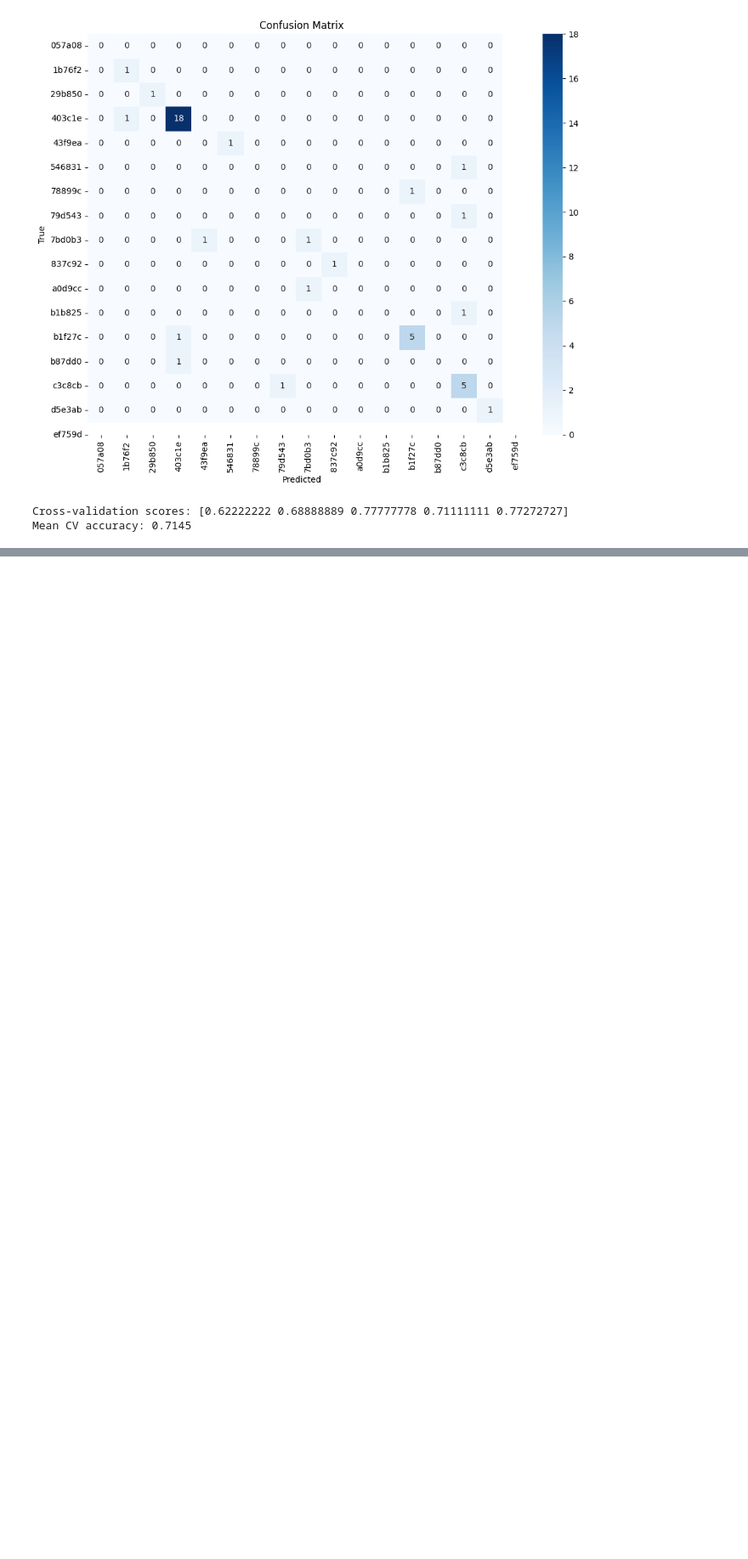
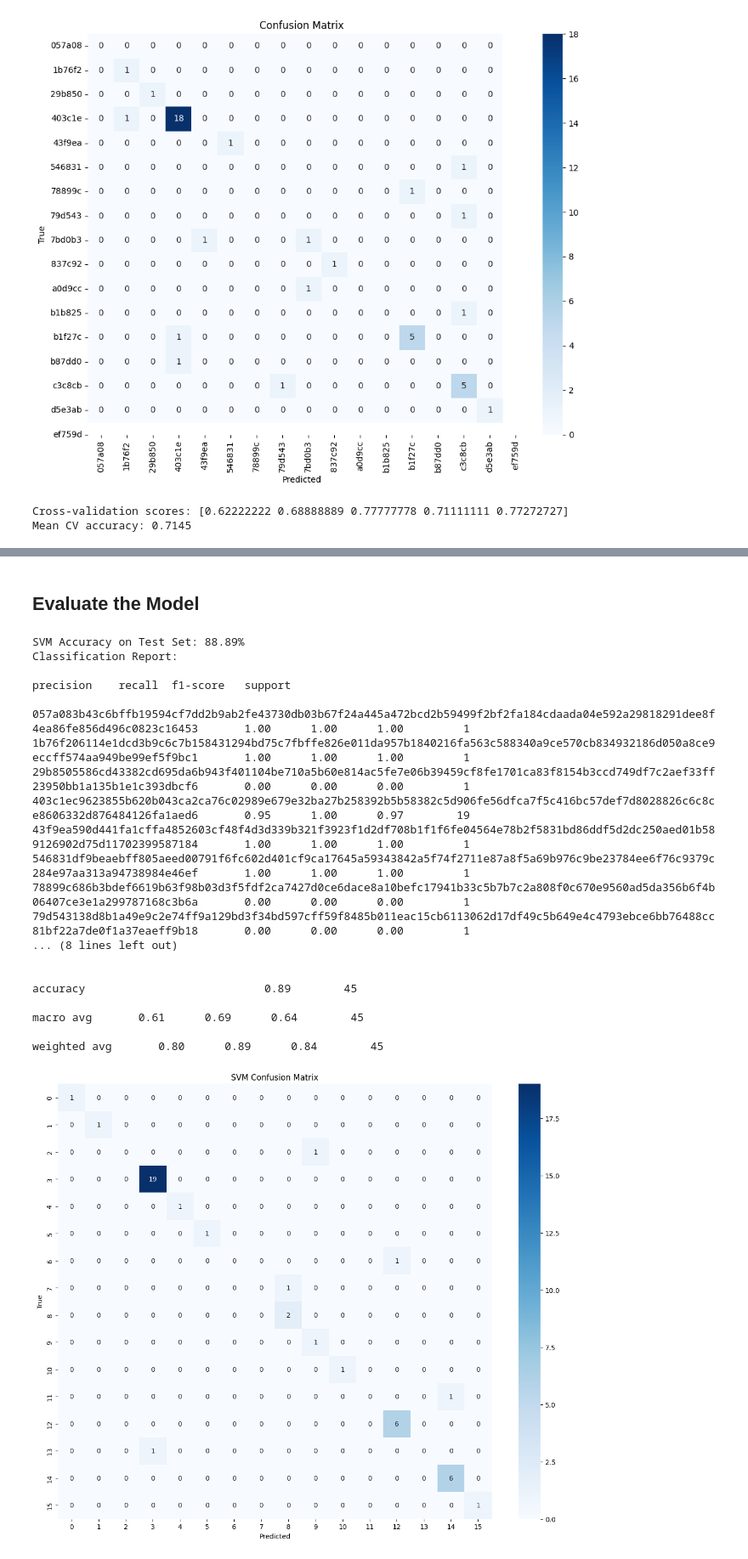
Before and after one commit to ahmedbashir10/VoiceScope, a Jupyter notebook: notebooks/project.ipynb, the cells around one changed output, grey strips where cells are left out. Shown at 85% size. Saved outputs shown, nothing was run; the diff lists cells and outputs as text; code cells hidden in the pictures; blank space fills up the shorter version.

```diff
--- a/notebooks/project.ipynb
+++ b/notebooks/project.ipynb
@@ -489,0 +731,48 @@ Mean CV accuracy: 0.7145
+# %% [markdown]
+## Evaluate the Model
+# %%
+from sklearn.metrics import accuracy_score, classification_report, confusion_matrix
+import matplotlib.pyplot as plt
+import seaborn as sns
+
+# Predict on the test set
+y_pred = svm_clf.predict(X_test_scaled)
+
+# Accuracy
+accuracy = accuracy_score(y_test, y_pred)
+print(f"SVM Accuracy on Test Set: {accuracy:.2%}")
+
+# Classification Report
+report = classification_report(y_test, y_pred)
+print("Classification Report:\n", report)
+
+# Confusion Matrix
+cm = confusion_matrix(y_test, y_pred)
+
+plt.figure(figsize=(12, 10))
+sns.heatmap(cm, annot=True, fmt="d", cmap="Blues")
+plt.title("SVM Confusion Matrix")
+plt.xlabel("Predicted")
+plt.ylabel("True")
+plt.tight_layout()
+plt.savefig("../models/svm_confusion_matrix.png")
+plt.show()
+# %% [output]
+SVM Accuracy on Test Set: 88.89%
+Classification Report:
+                                                                                                                                   precision    recall  f1-score   support
+
+057a083b43c6bffb19594cf7dd2b9ab2fe43730db03b67f24a445a472bcd2b59499f2bf2fa184cdaada04e592a29818291dee8f4ea86fe856d496c0823c16453       1.00      1.00      1.00         1
+1b76f206114e1dcd3b9c6c7b158431294bd75c7fbffe826e011da957b1840216fa563c588340a9ce570cb834932186d050a8ce9eccff574aa949be99ef5f9bc1       1.00      1.00      1.00         1
+29b8505586cd43382cd695da6b943f401104be710a5b60e814ac5fe7e06b39459cf8fe1701ca83f8154b3ccd749df7c2aef33ff23950bb1a135b1e1c393dbcf6       0.00      0.00      0.00         1
+403c1ec9623855b620b043ca2ca76c02989e679e32ba27b258392b5b58382c5d906fe56dfca7f5c416bc57def7d8028826c6c8ce8606332d876484126fa1aed6       0.95      1.00      0.97        19
+43f9ea590d441fa1cffa4852603cf48f4d3d339b321f3923f1d2df708b1f1f6fe04564e78b2f5831bd86ddf5d2dc250aed01b589126902d75d11702399587184       1.00      1.00      1.00         1
+546831df9beaebff805aeed00791f6fc602d401cf9ca17645a59343842a5f74f2711e87a8f5a69b976c9be23784ee6f76c9379c284e97aa313a94738984e46ef       1.00      1.00      1.00         1
+78899c686b3bdef6619b63f98b03d3f5fdf2ca7427d0ce6dace8a10befc17941b33c5b7b7c2a808f0c670e9560ad5da356b6f4b06407ce3e1a299787168c3b6a       0.00      0.00      0.00         1
+79d543138d8b1a49e9c2e74ff9a129bd3f34bd597cff59f8485b011eac15cb6113062d17df49c5b649e4c4793ebce6bb76488cc81bf22a7de0f1a37eaeff9b18       0.00      0.00      0.00         1
+... (8 lines left out)
+
+                                                                                                                        accuracy                           0.89        45
+                                                                                                                       macro avg       0.61      0.69      0.64        45
+                                                                                                                    weighted avg       0.80      0.89      0.84        45
+[figure, added]
```
Also changed, not shown: parts of 12 cells of this notebook, 4 other files.
